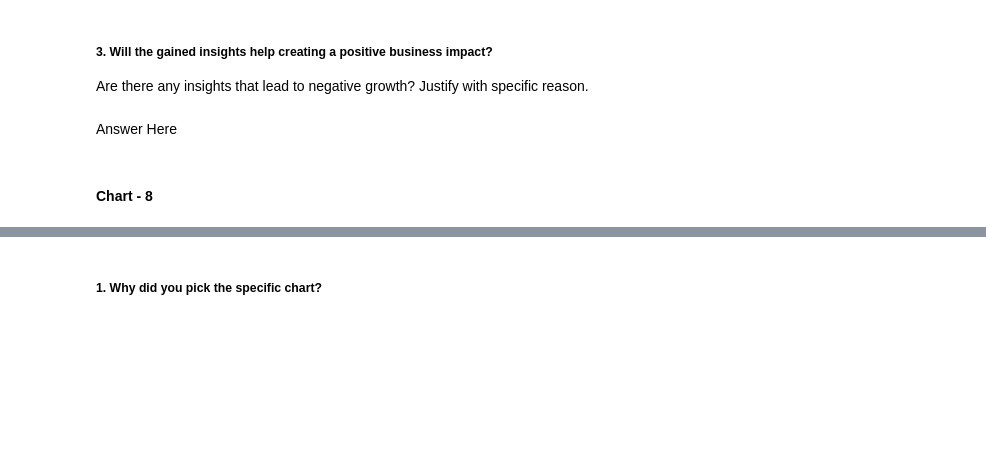
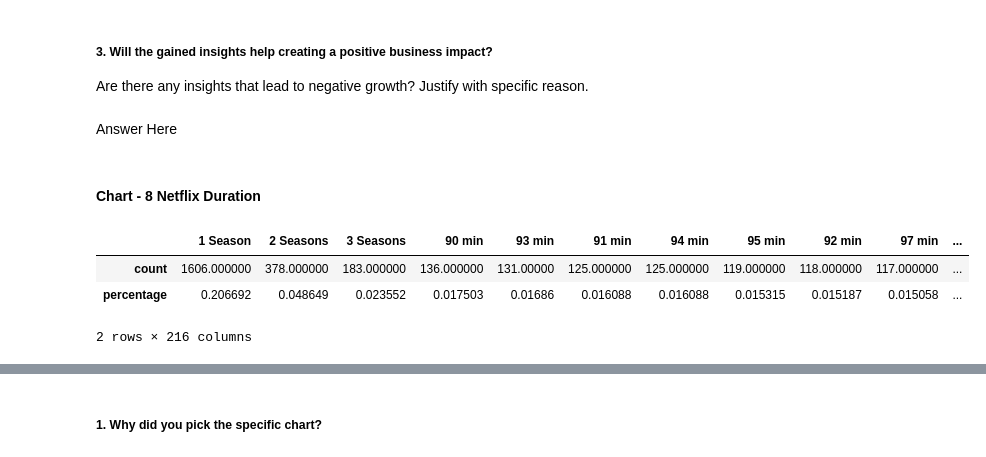
Before and after one commit to GaytriChoudhari/Unsupervised_ML_Netflix_Movies_and_TV_Shows_Clustering, a Jupyter notebook: Unsupervised_ML_Netflix_Movies_and_TV_Shows_Clustering.ipynb, the cells around one changed output, grey strips where cells are left out. Cells and saved outputs as stored; diff of their text form; code cells hidden in the pictures; blank space fills up the shorter version.

```diff
--- a/Unsupervised_ML_Netflix_Movies_and_TV_Shows_Clustering.ipynb
+++ b/Unsupervised_ML_Netflix_Movies_and_TV_Shows_Clustering.ipynb
@@ -605,4 +655,4 @@ Are there any insights that lead to negative growth? Justify with specific reaso
 # %% [markdown]
 Answer Here
 # %% [markdown]
-#### Chart - 8
+#### Chart - 8 Netflix Duration
@@ -610,0 +659,11 @@ Answer Here
+# %%
+# Chart - 8 visualization code
+#Value count for duration column
+counts = df.duration.value_counts()
+percs = df.duration.value_counts(normalize=True)
+pd.concat([counts,percs], axis=1, keys=['count', 'percentage']).T
+# %% [output]
+|  | 1 Season | 2 Seasons | 3 Seasons | 90 min | 93 min | 91 min | 94 min | 95 min | 92 min | 97 min | ... |
+| count | 1606.000000 | 378.000000 | 183.000000 | 136.000000 | 131.00000 | 125.000000 | 125.000000 | 119.000000 | 118.000000 | 117.000000 | ... |
+| percentage | 0.206692 | 0.048649 | 0.023552 | 0.017503 | 0.01686 | 0.016088 | 0.016088 | 0.015315 | 0.015187 | 0.015058 | ... |
+2 rows × 216 columns
```
Also changed, not shown: parts of 20 cells of this notebook.
